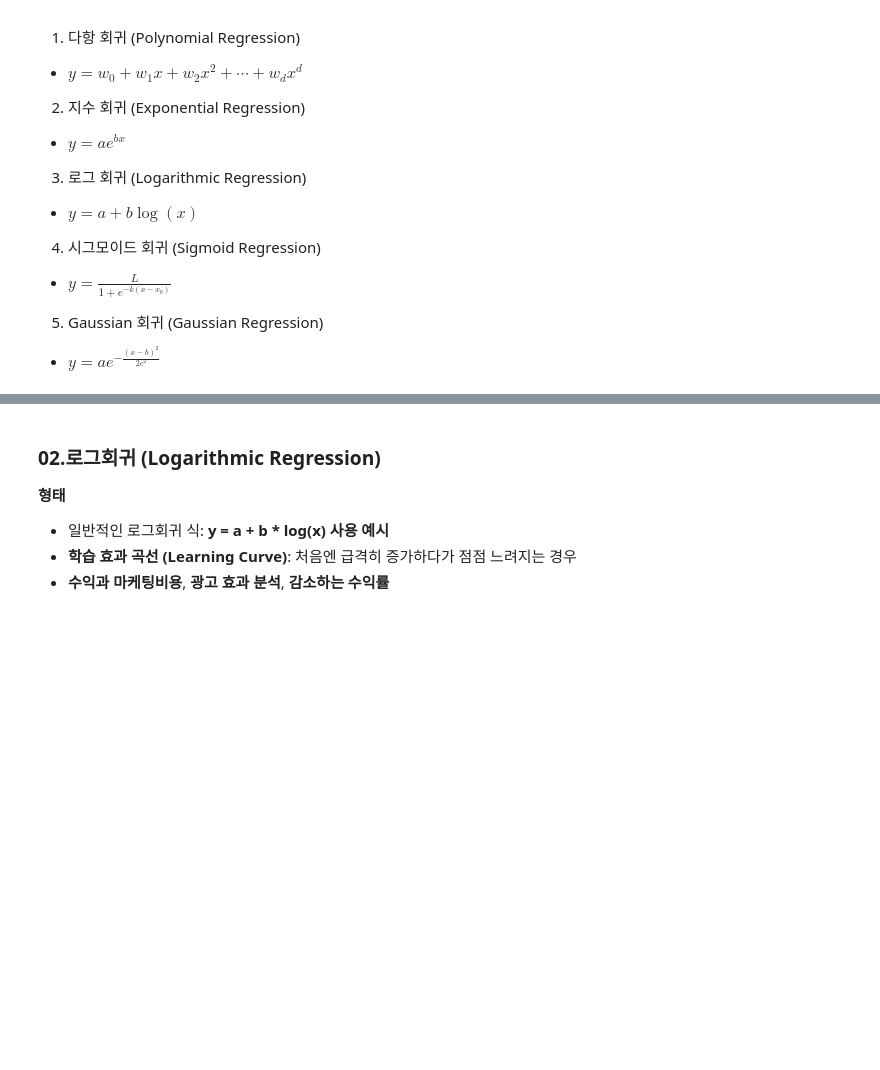
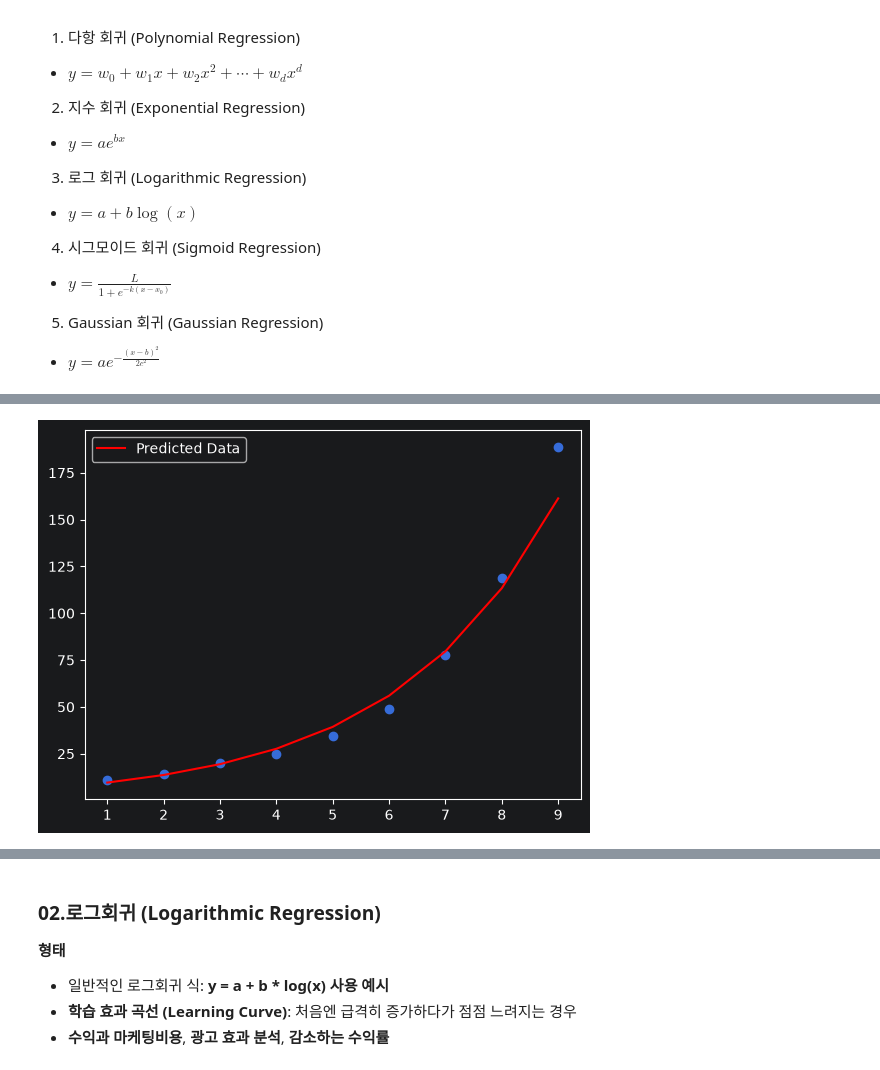
Before and after one commit to RabbitTasteDog-PRO/06_machine_learning, a Jupyter notebook: 02_regression/03_linear_regression.ipynb, the cells around one changed output, grey strips where cells are left out. Drawn from its saved outputs; the diff is of its cells as text; code cells hidden in the pictures; blank space fills up the shorter version.

```diff
--- a/02_regression/03_linear_regression.ipynb
+++ b/02_regression/03_linear_regression.ipynb
@@ -275,0 +276,65 @@ $\text{가격} = w_1 \times \text{평수} + w_2 \times \text{방 개수} + b$
+# %%
+# 여기서 말하는 “정답”은 원래 만든 y 값입니다.
+# 코드 흐름은 이렇습니다.
+# X = 1, 2, 3, ..., 9
+# y = 2 * e^(0.5 * X) + 약간의 노이즈
+# 즉, X에 따라 만들어진 실제 값 y가 있습니다.
+# 머신러닝에서는 이 y를 정답값, target, label이라고 부릅니다.
+# 그런데 지수 함수는 곡선이라서 바로 선형 회귀에 넣기 어렵습니다.
+#
+# 그래서:
+# log_y = np.log(y)
+#
+# 이렇게 로그를 씌웁니다.
+# 그러면 지수식이 선형식처럼 바뀝니다.
+#
+# y = a * e^(bX)
+# log(y) = log(a) + bX
+#
+# 그래서 현재 모델은 y 자체를 예측하는 게 아니라:
+# lin_reg.fit(X, log_y)
+# pred = lin_reg.predict(X)
+# log_y, 즉 y에 로그를 씌운 값을 예측하고 있습니다.
+#
+# 정리하면:
+#
+# 실제 정답: y
+# 모델이 학습한 정답: log_y
+# 현재 pred: log_y에 대한 예측값
+# 만약 원래 y 단위의 예측값을 보고 싶으면 다시 지수 변환을 해야 합니다.
+#
+# pred_log = lin_reg.predict(X)
+# pred_y = np.exp(pred_log)
+#
+# 즉:
+#
+# pred      = 로그 y 예측값
+# pred_y    = 원래 y 값으로 되돌린 예측값
+
+
+X = np.arange(1, 10).reshape(-1, 1)
+# y = a * e^(bx)
+
+a = 2
+b = 0.5
+y = a * np.exp(b * X)
+y += np.random.normal(loc=10, scale=1, size=X.shape)
+# print(y)
+
+log_y = np.log(y)
+
+lin_reg = LinearRegression()
+lin_reg.fit(X, log_y)
+
+pred_log = lin_reg.predict(X)
+pred = np.exp(pred_log)
+
+# 원본 데이터 산점도 표
+plt.scatter(X, y)
+#복원된 데이터의 선 그래프
+plt.plot(X, pred, label="Predicted Data", color='red')
+
+plt.legend()
+plt.show()
+# %% [output]
+[figure, added]
```
Also changed, not shown: parts of 6 cells of this notebook.
